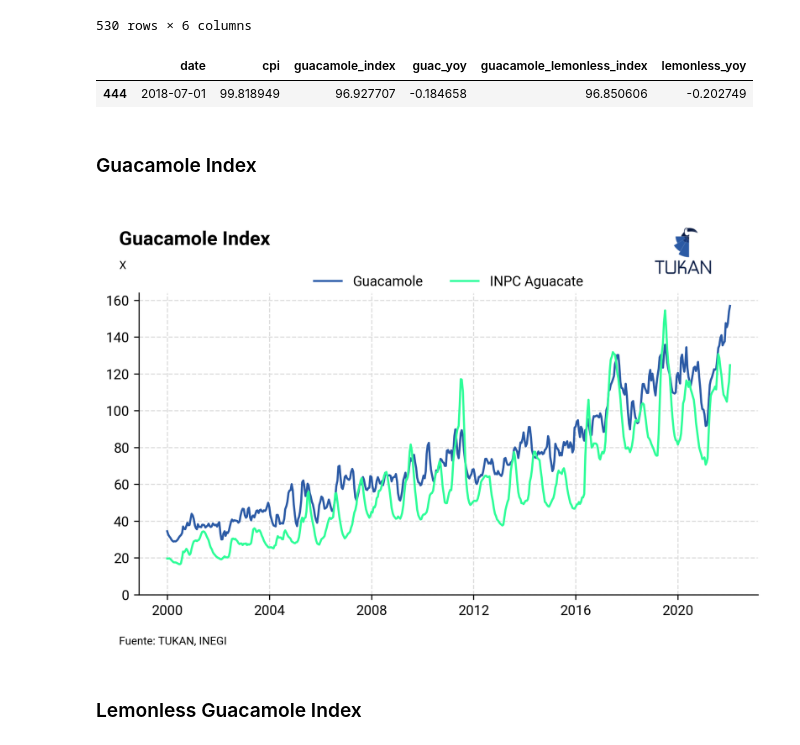
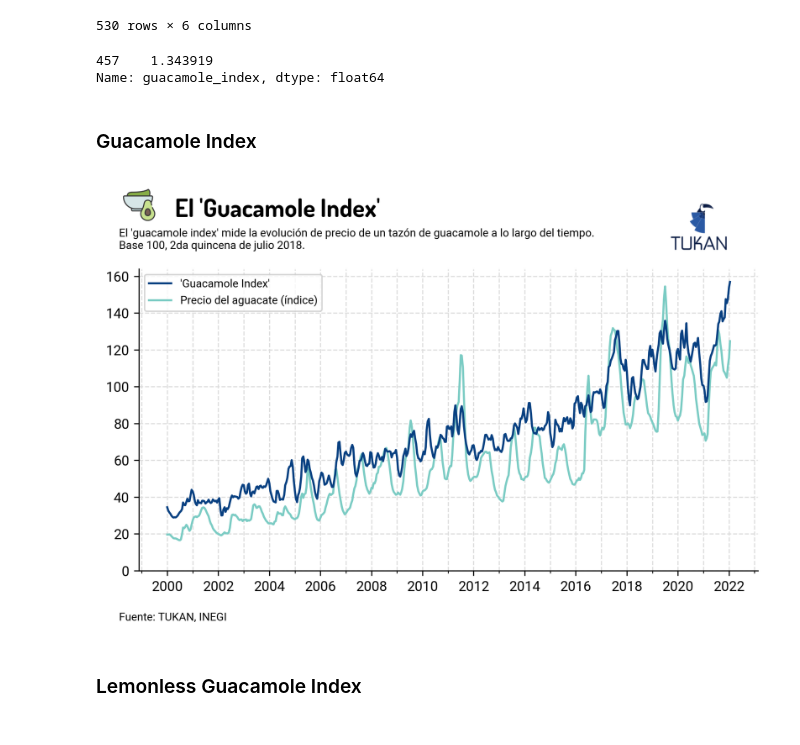
Before and after one commit to TukanMx/tukan_notebooks, a Jupyter notebook: social/specials/guacamole_index/guacamole_index.ipynb, the cells around one changed output. Drawn from its saved outputs; the diff is of its cells as text; code cells hidden in the pictures.

Commit message:
Guac Index

```diff
--- a/social/specials/guacamole_index/guacamole_index.ipynb
+++ b/social/specials/guacamole_index/guacamole_index.ipynb
@@ -249,11 +276,11 @@ final_data
 | 528 | 2022-01-01 | 117.770000 | 154.030544 | 0.532261 | 134.386743 | 0.373542 |
 | 529 | 2022-01-15 | 118.234000 | 156.924263 | 0.600351 | 133.009644 | 0.417642 |
 530 rows × 6 columns
-# %%
-final_data[final_data['date']=='2018-07-01']
-# %% [output]
-|  | date | cpi | guacamole_index | guac_yoy | guacamole_lemonless_index | lemonless_yoy |
-| 444 | 2018-07-01 | 99.818949 | 96.927707 | -0.184658 | 96.850606 | -0.202749 |
+# %%
+156.924263/final_data[final_data['date']=='2019-01-15']["guacamole_index"]
+# %% [output]
+457    1.343919
+Name: guacamole_index, dtype: float64
 # %%
 # Avocado data
 avocado_data = guac_data[guac_data['product__ref']=='02b414002b0923d']
@@ -268,41 +295,46 @@ lemon_data = date_selection(lemon_data,'2000-01-01','2022-01-15',inbewtween=True
 fig = plt.figure(dpi=300, figsize=(8,4))
 ax = plt.subplot(111)
 
+cmap = mpl.cm.get_cmap("GnBu_r", 5)
+
 # Data to plot
-line1, = ax.plot(final_data['date'],final_data['guacamole_index'], label='Guacamole')
-line2, = ax.plot(avocado_data['date'],avocado_data['c572db59b8cd109'], label='INPC Aguacate')
+line2, = ax.plot(avocado_data['date'],avocado_data['c572db59b8cd109'], label='Precio del aguacate (índice)', color = cmap(2))
+line1, = ax.plot(final_data['date'],final_data['guacamole_index'], label="'Guacamole Index'", color = cmap(0))
 
-ax.legend(handles=[line1, line2], ncol=2, loc='upper center', bbox_to_anchor=(.5, 1.1))
+ax.legend(handles=[line1, line2], fancybox = True, fontsize = 8, frameon = True)
+ax.yaxis.set_major_formatter(ticker.StrMethodFormatter('{x:,.0f}'))
+# Add minor gridlines and format ticks
+ax.xaxis.set_major_locator(mdates.YearLocator(2))
+ax.xaxis.set_minor_locator(mdates.YearLocator(1))
+
+ax.grid(visible=True, which='both', linestyle='--', color = "#dddddd")
 
 # Add gridlines and format to ticks
 ax.yaxis.set_major_formatter(mtick.StrMethodFormatter('{x:.0f}'))
-# plt.xticks(rotation='vertical')
 
-# Set the locator
-# locator = mdates.MonthLocator()  # every month
-# # Specify the format - %b gives us Jan, Feb...
-# fmt = mdates.DateFormatter('%b')
-# ax.xaxis.set_major_locator(locator)
-# # Specify formatter
-# ax.xaxis.set_major_formatter(fmt)
 
 ax.set_ylim(0)
 
+guac_icon = image.imread("guacamole.png")
+guac_ax = fig.add_axes([0.1, 1, 0.05, 0.08], zorder=1)
+guac_ax.imshow(guac_icon)
+guac_ax.axis("off")
 
 
 # Add title and subtitle
 fig.text(
-    0.1,
-    1,
-    "Guacamole Index",
-    size=14,
-    weight = "bold"
+    0.17,
+    1.01,
+    "El 'Guacamole Index'",
+    size=18,
+    weight = "bold",
+    family = "Dosis"
 )
 
 fig.text(
     0.1,
-    0.94,
-    "X",
+    0.93,
+    "El 'guacamole index' mide la evolución de precio de un tazón de guacamole a lo largo del tiempo.\nBase 100, 2da quincena de julio 2018.",
     size=8
 )
 
@@ -314,34 +346,34 @@ plt.savefig(
     "plots/guacamole_index_no_logo.png",
     dpi=300,
     bbox_inches="tight",
     # facecolor="white",
     edgecolor="none",
     transparent=True,
 )
 
 tukan_im = image.imread(module_path + "\\assets\\logo\\logo192.png")
-newax = fig.add_axes([0.68, .88, 0.18, 0.21], anchor="NE", zorder=1)
+newax = fig.add_axes([0.7, .88, 0.18, 0.21], anchor="NE", zorder=1)
 newax.imshow(tukan_im)
 newax.axis("off")
 
 plt.savefig(
     "plots/guacamole_index_logo.png",
     dpi=300,
     bbox_inches="tight",
     # facecolor="white",
     edgecolor="none",
     transparent=True,
 )
 
 plt.savefig(
     "plots/guacamole_index_white_logo.png",
     dpi=300,
     bbox_inches="tight",
     facecolor="white",
     edgecolor="none",
     transparent=False,
 )
 # %% [output]
-[figure, old version]
+[figure, new version]
 # %% [markdown]
 ### Lemonless Guacamole Index
```
Also changed, not shown: parts of 10 cells of this notebook, 1 other file.
